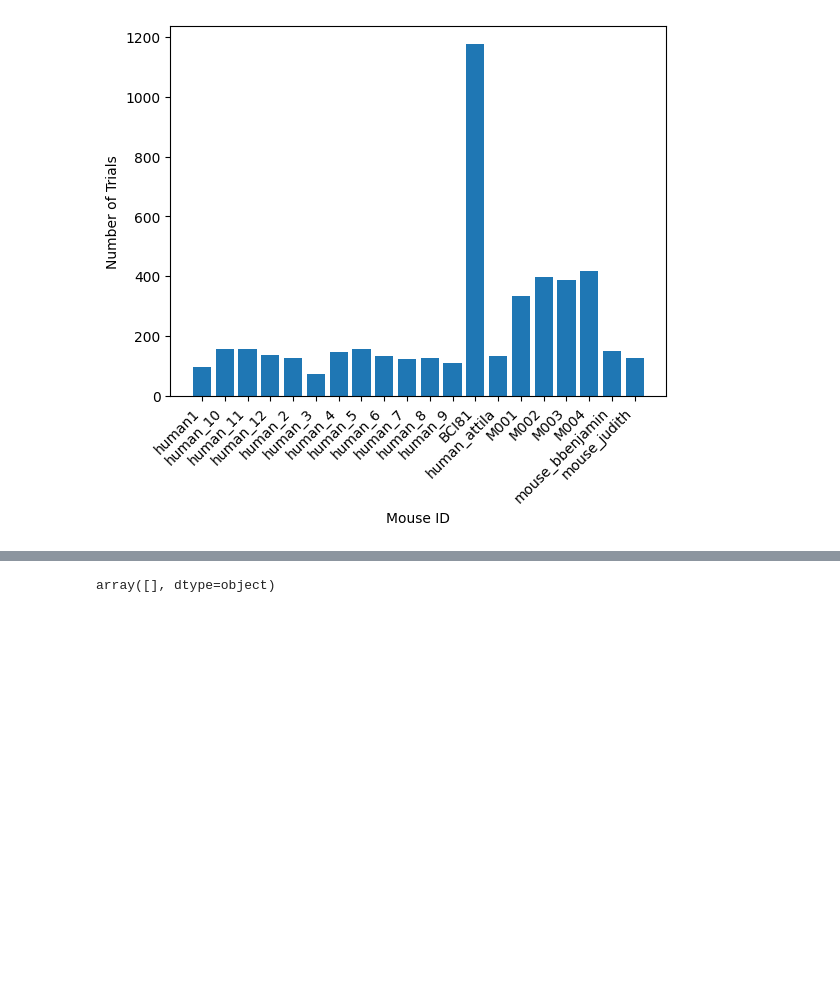
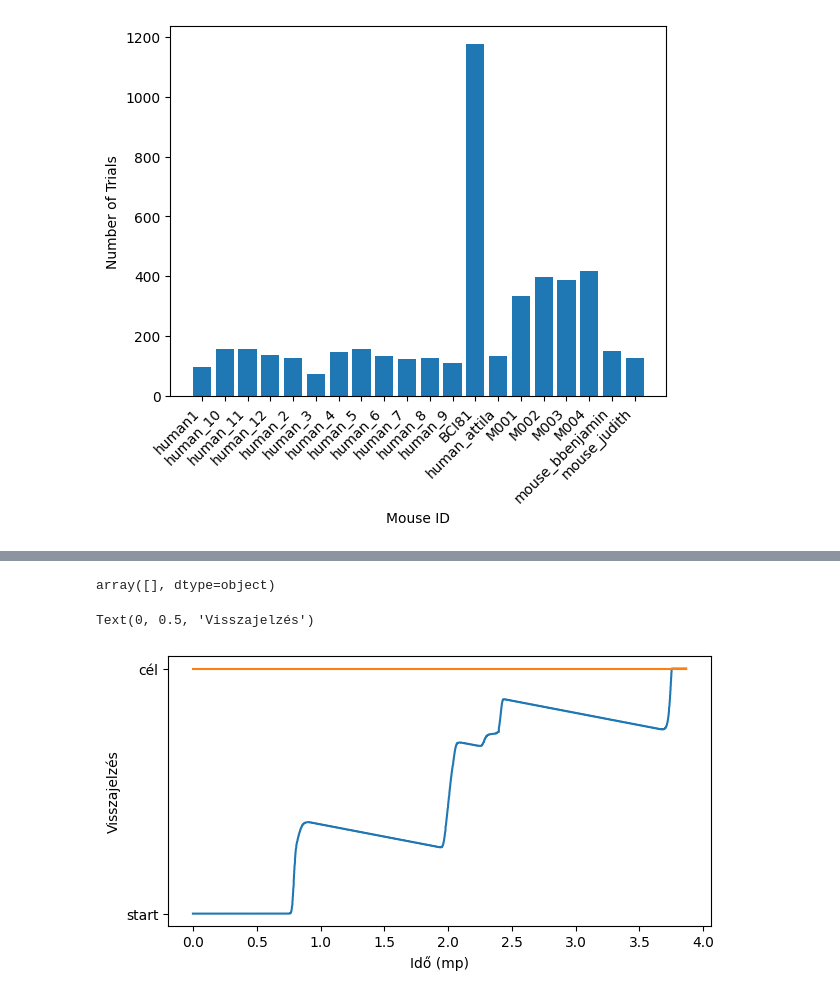
Before and after one commit to rozmar/NDNF-pipeline, a Jupyter notebook: Notebooks/behavior.ipynb, the cells around one changed output, grey strips where cells are left out. Cells and saved outputs as stored; diff of their text form; code cells hidden in the pictures; blank space fills up the shorter version.

```diff
--- a/Notebooks/behavior.ipynb
+++ b/Notebooks/behavior.ipynb
@@ -218,7 +240,27 @@ for session_i, session in enumerate(available_sessions):
+# %%
+feedback_trace
+# %% [output]
+array([], dtype=object)
 # %%
-session_date
+# plot movement and feedback from a given trial
+subject_id = 'human_3'
+session = 0
+trial = 3
+feedbac_trace_t, feedback_trace =(experiment.TrialRewardPortPosition()&{'subject_id':subject_id,'session':session,'trial':trial}).fetch1('reward_port_position_time','reward_port_position_values')
+feedback_trace = feedback_trace - np.min(feedback_trace)
+feedback_trace = feedback_trace/np.max(np.abs(feedback_trace))
+feedbac_trace_t = feedbac_trace_t - feedbac_trace_t[0]
+fig = plt.figure(figsize=(7,3.5))
+ax1 = fig.add_subplot(111)
+plt.plot(feedbac_trace_t, feedback_trace)
+plt.plot([feedbac_trace_t[0], feedbac_trace_t[-1]], [1, 1])
+ax1.set_yticks([0,1])
+ax1.set_yticklabels(['start','cél'])
+plt.xlabel('Idő (mp)')
+plt.ylabel('Visszajelzés')
 # %% [output]
-array([], dtype=object)
+Text(0, 0.5, 'Visszajelzés')
+[figure, added]
 # %%
 #Get all sessions
 from datetime import datetime, timedelta
```
Also changed, not shown: parts of 8 cells of this notebook.
